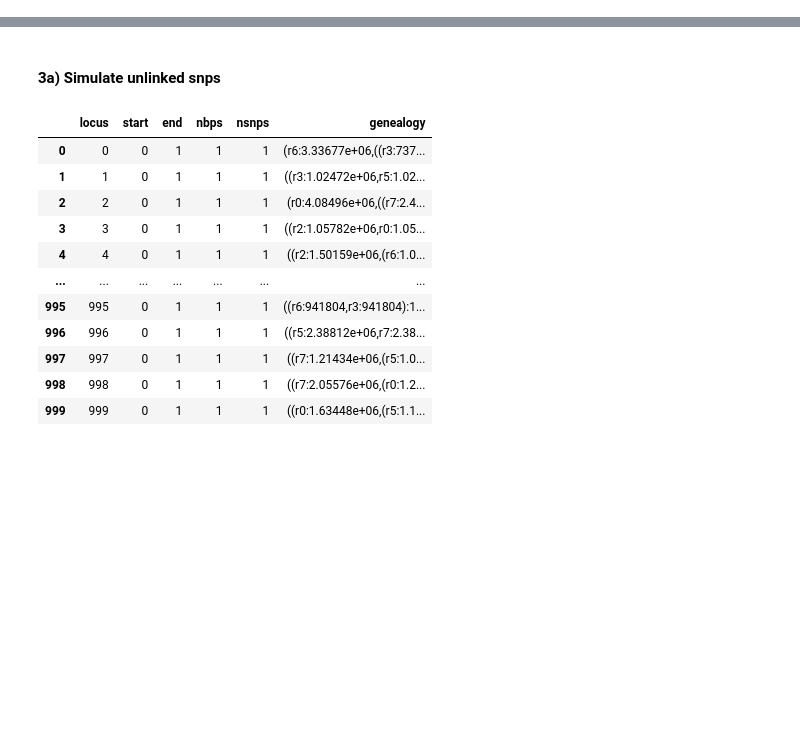
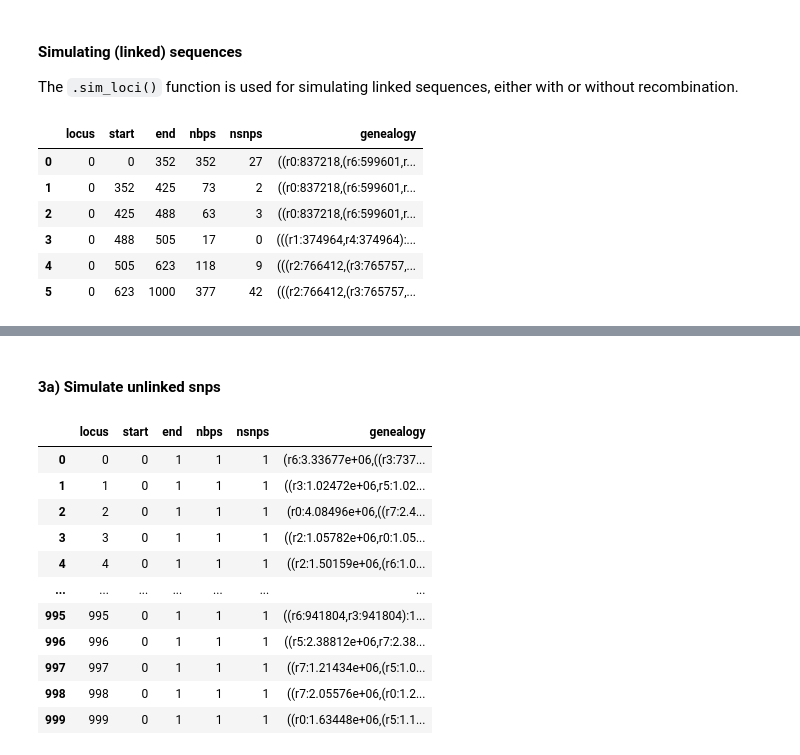
Before and after one commit to pmckenz1/ipcoal, a Jupyter notebook: docs/notebooks/Tutorial.ipynb, the cells around one changed output, grey strips where cells are left out. Cells and saved outputs as stored; diff of their text form; code cells hidden in the pictures; blank space fills up the shorter version.

```diff
--- a/docs/notebooks/Tutorial.ipynb
+++ b/docs/notebooks/Tutorial.ipynb
@@ -21,0 +194,18 @@ model = ipcoal.Model(tree=tree, Ne=1e6)
+# %% [markdown]
+#### Simulating (linked) sequences
+The `.sim_loci()` function is used for simulating linked sequences, either with or without recombination.
+# %%
+# create a Model and simulate a 1Kb locus
+model = ipcoal.Model(tree, Ne=1e5, recomb=1e-9)
+model.sim_loci(nloci=1, nsites=1000)
+# %%
+# the results table
+model.df
+# %% [output]
+|  | locus | start | end | nbps | nsnps | genealogy |
+| 0 | 0 | 0 | 352 | 352 | 27 | ((r0:837218,(r6:599601,r... |
+| 1 | 0 | 352 | 425 | 73 | 2 | ((r0:837218,(r6:599601,r... |
+| 2 | 0 | 425 | 488 | 63 | 3 | ((r0:837218,(r6:599601,r... |
+| 3 | 0 | 488 | 505 | 17 | 0 | (((r1:374964,r4:374964):... |
+| 4 | 0 | 505 | 623 | 118 | 9 | (((r2:766412,(r3:765757,... |
+| 5 | 0 | 623 | 1000 | 377 | 42 | (((r2:766412,(r3:765757,... |
```
Also changed, not shown: parts of 38 cells of this notebook, 9 other files.
